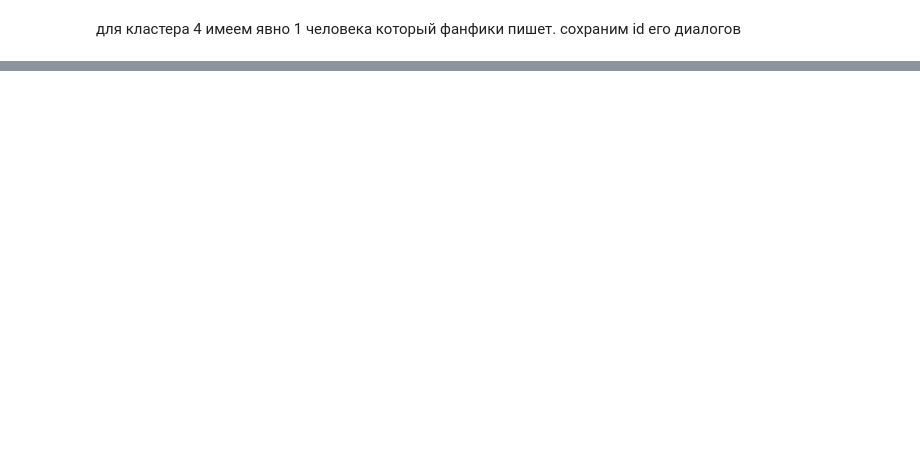
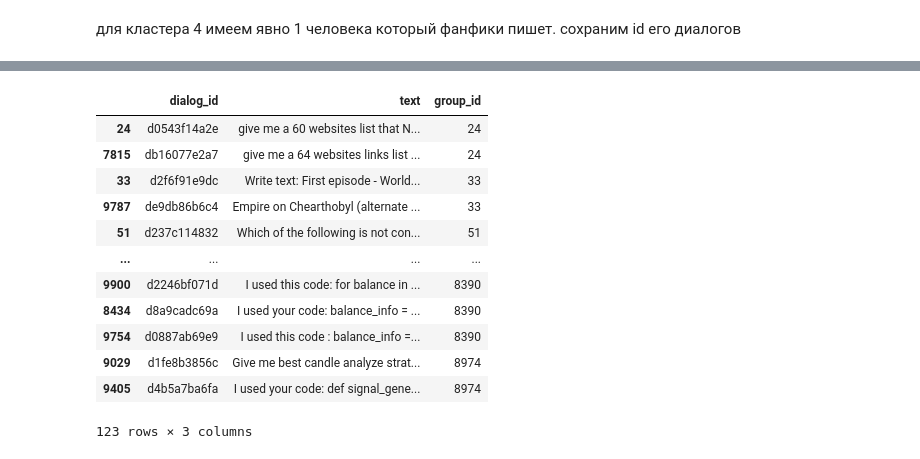
Before and after one commit to Half-Head/ML_homework, a Jupyter notebook: hw1/data_analyze.ipynb, the cells around one changed output, grey strips where cells are left out. Cells and saved outputs as stored; diff of their text form; code cells hidden in the pictures; blank space fills up the shorter version.

```diff
--- a/hw1/data_analyze.ipynb
+++ b/hw1/data_analyze.ipynb
@@ -475,0 +441,25 @@ df[(df['theme'] == 1) & (df['kind'] == 'center')]['dialog'].tolist()[7]['turns']
+# %%
+repeated_group_ids = sizes[sizes > 1].index
+
+repeated_df = (
+    groups_df[
+        groups_df["group_id"].isin(repeated_group_ids)
+    ]
+    .sort_values("group_id")
+)
+
+display(repeated_df)
+# %% [output]
+|  | dialog_id | text | group_id |
+| 24 | d0543f14a2e | give me a 60 websites list that N... | 24 |
+| 7815 | db16077e2a7 | give me a 64 websites links list ... | 24 |
+| 33 | d2f6f91e9dc | Write text: First episode - World... | 33 |
+| 9787 | de9db86b6c4 | Empire on Chearthobyl (alternate ... | 33 |
+| 51 | d237c114832 | Which of the following is not con... | 51 |
+| ... | ... | ... | ... |
+| 9900 | d2246bf071d | I used this code: for balance in ... | 8390 |
+| 8434 | d8a9cadc69a | I used your code: balance_info = ... | 8390 |
+| 9754 | d0887ab69e9 | I used this code : balance_info =... | 8390 |
+| 9029 | d1fe8b3856c | Give me best candle analyze strat... | 8974 |
+| 9405 | d4b5a7ba6fa | I used your code: def signal_gene... | 8974 |
+123 rows × 3 columns
```
Also changed, not shown: parts of 37 cells of this notebook, 4 other files.
